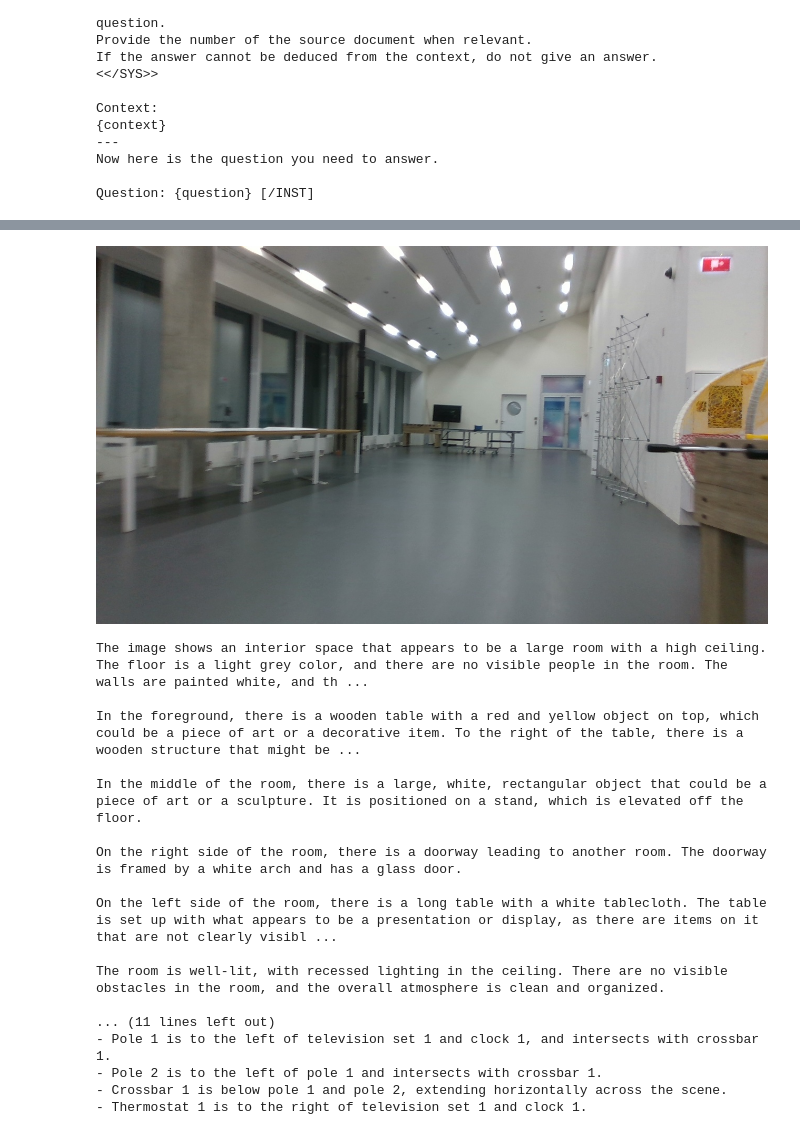
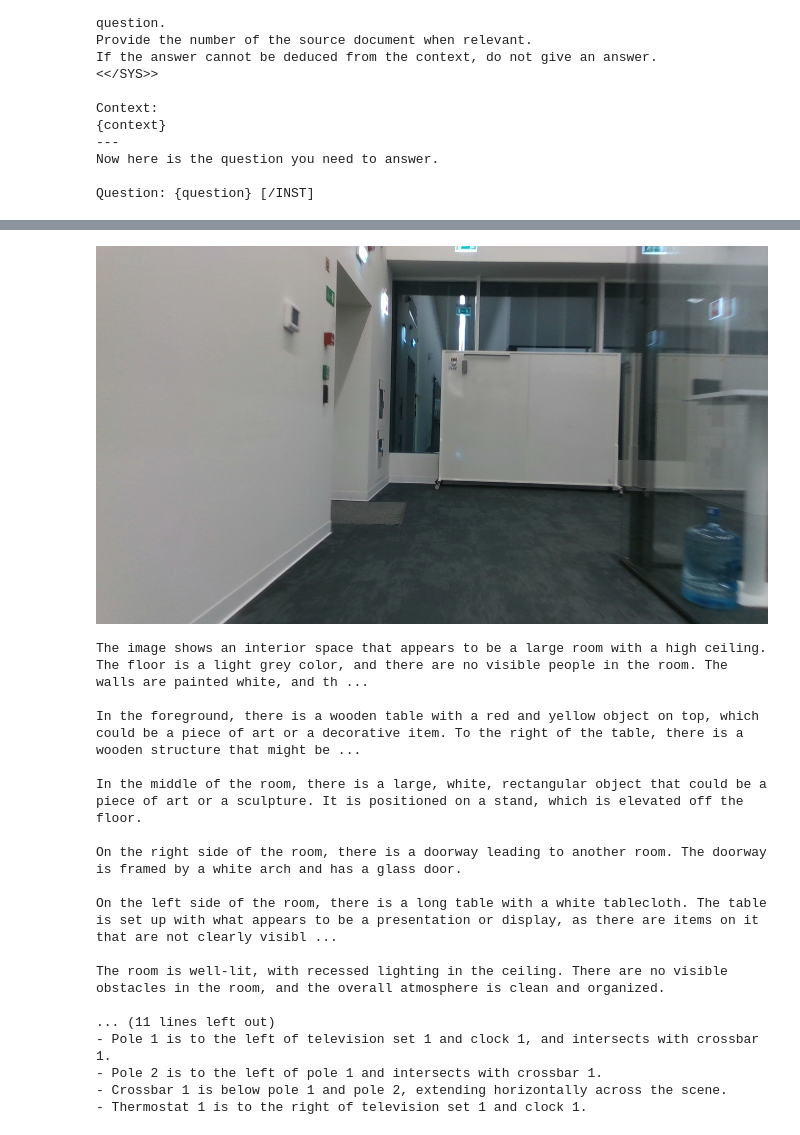
Before and after one commit to TimeEscaper/genai_navirag, a Jupyter notebook: RAG.ipynb, the cells around one changed output, grey strips where cells are left out. Saved outputs shown, nothing was run; the diff lists cells and outputs as text; code cells hidden in the pictures.

```diff
--- a/RAG.ipynb
+++ b/RAG.ipynb
@@ -400,25 +380,25 @@ Therefore, based on these observations, I believe that Image ID 00792 in Documen
 # %%
 df = pd.read_csv('/home/altair/gan/final/multinav/notebooks/llava_outputs_with_responses.csv')
 # %%
-image_id = "00792"
+image_id = "00291"
 mask = df['image_path'].str.contains(image_id)
 #index of image of the response
 row_index = int(df.index[mask].tolist()[0])
 # %%
 import PIL
 
-image = PIL.Image.open("/mnt/vol0/datasets/rosbag2_navigation_for_graph_21_feb_2024/rgb_images/00792.jpg")
+image = PIL.Image.open("/mnt/vol0/datasets/rosbag2_navigation_for_graph_21_feb_2024/rgb_images/"+image_id+".jpg")
 image.show()
 
 print(img.output)
 print('\n')
 print(img.scene_graph)
 print('\n')
 print(img.gpt_prompt)
 print('\n')
 print(img.gpt_response)
 # %% [output]
-[figure, old version]
+[figure, new version]
 The image shows an interior space that appears to be a large room with a high ceiling. The floor is a light grey color, and there are no visible people in the room. The walls are painted white, and th ...
 
 In the foreground, there is a wooden table with a red and yellow object on top, which could be a piece of art or a decorative item. To the right of the table, there is a wooden structure that might be ...
```
Also changed, not shown: parts of 8 cells of this notebook.
